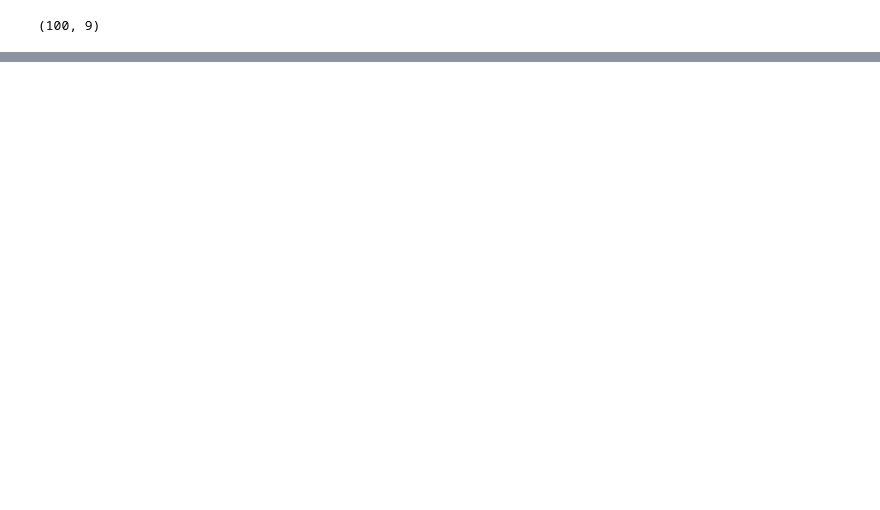
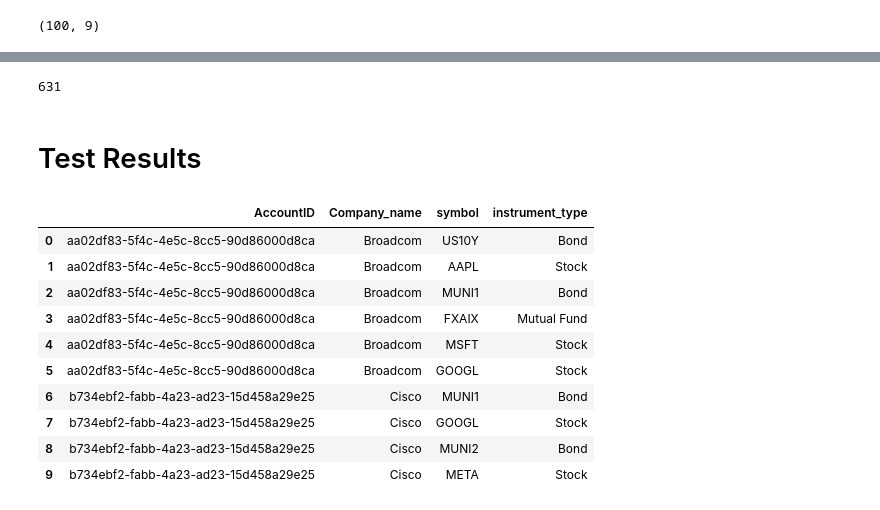
Before and after one commit to ConvoAI-Capstone-SpSu2025/currensee, a Jupyter notebook: notebooks/data_loading/load_crm_to_cloud.ipynb, the cells around one changed output, grey strips where cells are left out. Drawn from its saved outputs; the diff is of its cells as text; code cells hidden in the pictures; blank space fills up the shorter version.

```diff
--- a/notebooks/data_loading/load_crm_to_cloud.ipynb
+++ b/notebooks/data_loading/load_crm_to_cloud.ipynb
@@ -464,0 +470,20 @@ LINE 1: SELECT * from Employees
+# %%
+portfolio_df.to_sql('portfolio', engine, if_exists='replace', index=False)
+# %% [output]
+631
+# %% [markdown]
+# Test Results
+# %%
+pd.read_sql("SELECT * FROM portfolio limit 10", con=engine)
+# %% [output]
+|  | AccountID | Company_name | symbol | instrument_type |
+| 0 | aa02df83-5f4c-4e5c-8cc5-90d86000d8ca | Broadcom | US10Y | Bond |
+| 1 | aa02df83-5f4c-4e5c-8cc5-90d86000d8ca | Broadcom | AAPL | Stock |
+| 2 | aa02df83-5f4c-4e5c-8cc5-90d86000d8ca | Broadcom | MUNI1 | Bond |
+| 3 | aa02df83-5f4c-4e5c-8cc5-90d86000d8ca | Broadcom | FXAIX | Mutual Fund |
+| 4 | aa02df83-5f4c-4e5c-8cc5-90d86000d8ca | Broadcom | MSFT | Stock |
+| 5 | aa02df83-5f4c-4e5c-8cc5-90d86000d8ca | Broadcom | GOOGL | Stock |
+| 6 | b734ebf2-fabb-4a23-ad23-15d458a29e25 | Cisco | MUNI1 | Bond |
+| 7 | b734ebf2-fabb-4a23-ad23-15d458a29e25 | Cisco | GOOGL | Stock |
+| 8 | b734ebf2-fabb-4a23-ad23-15d458a29e25 | Cisco | MUNI2 | Bond |
+| 9 | b734ebf2-fabb-4a23-ad23-15d458a29e25 | Cisco | META | Stock |
```
Also changed, not shown: parts of 20 cells of this notebook.
